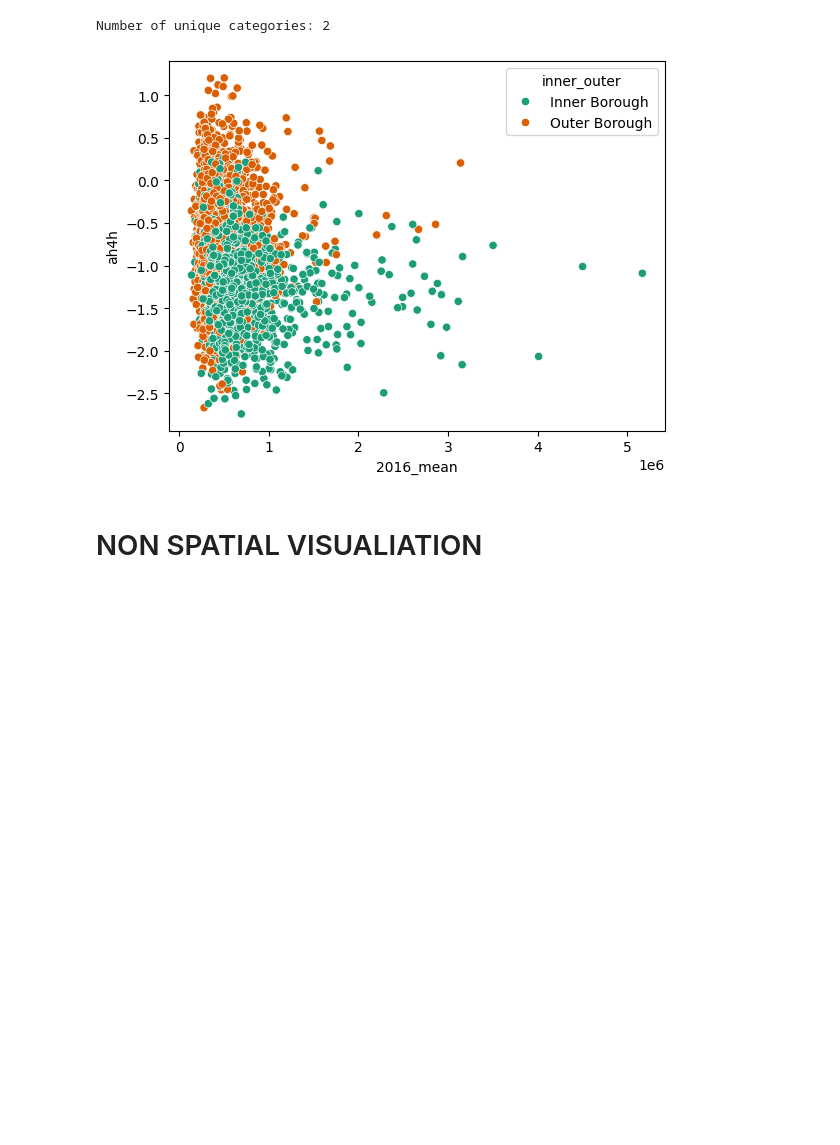
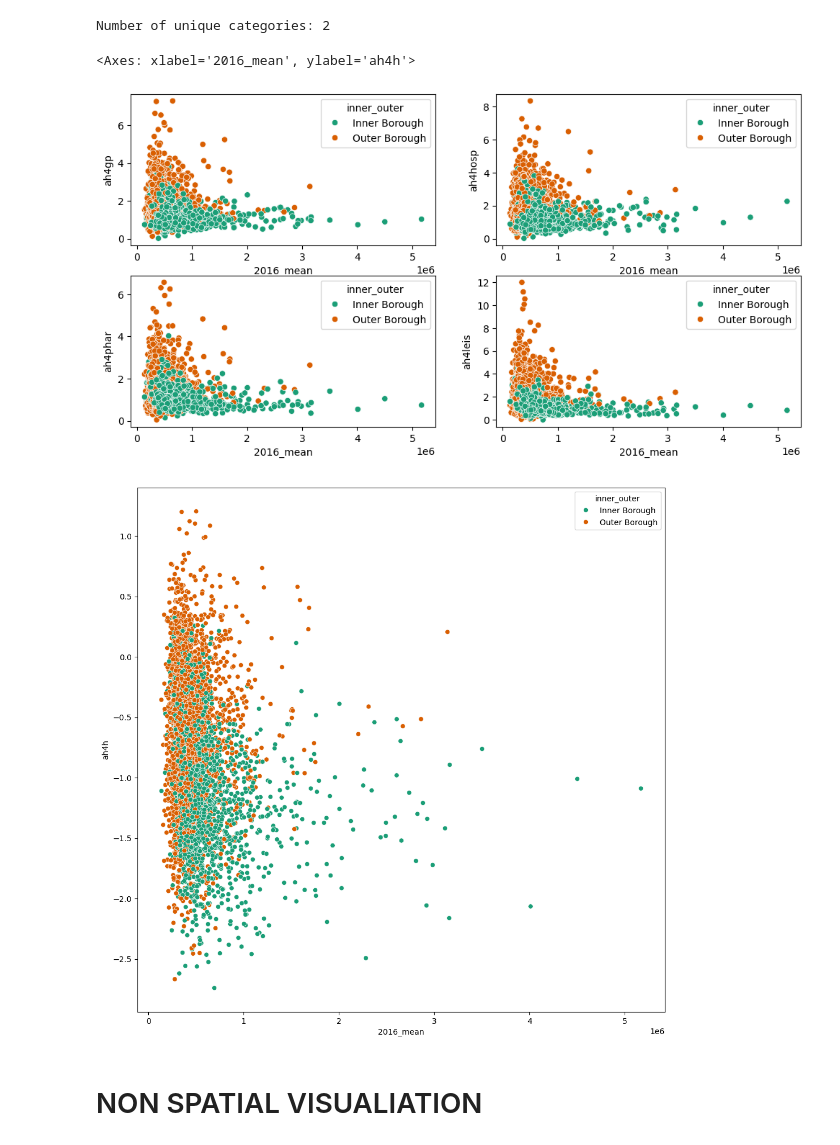
Before and after one commit to Jonathan-C-Barrett/GEOG5990M, a Jupyter notebook: GEOG5003M_Final_Project_template.ipynb, the cells around one changed output. Saved outputs shown, nothing was run; the diff lists cells and outputs as text; code cells hidden in the pictures; blank space fills up the shorter version.

```diff
--- a/GEOG5003M_Final_Project_template.ipynb
+++ b/GEOG5003M_Final_Project_template.ipynb
@@ -485,10 +485,34 @@ num_unique_categories = health_prop_clean['inner_outer'].nunique()
 print(f"Number of unique categories: {num_unique_categories}")
 # %% [output]
 Number of unique categories: 2
+# %%
+#create four subplots of health service individual variables
+f,ax = plt.subplots(2,2, figsize=(12,6))
+
+#plot distance to gp in plot 1
+sns.scatterplot(data=health_prop_clean, x='2016_mean', y='ah4gp', hue='inner_outer', palette='Dark2', ax=ax[0,0])
+
+#plot distance to hospital in plot 2
+sns.scatterplot(data=health_prop_clean, x='2016_mean', y='ah4hosp', hue='inner_outer', palette='Dark2', ax=ax[0,1])
+
+#plot distance to pharmacy in plot 3
+sns.scatterplot(data=health_prop_clean, x='2016_mean', y='ah4phar', hue='inner_outer', palette='Dark2', ax=ax[1,0])
+
+#plot distance to leisure center in plot 4
+sns.scatterplot(data=health_prop_clean, x='2016_mean', y='ah4leis', hue='inner_outer', palette='Dark2', ax=ax[1,1])
+
+
+#create main figure with 1 subplot
+f,ax1 = plt.subplots(1, figsize=(12,12))
+
+#plot overal health access score vs property value
+sns.scatterplot(data=health_prop_clean, x='2016_mean', y='ah4h', hue='inner_outer', palette='Dark2', ax=ax1)
+# %% [output]
+<Axes: xlabel='2016_mean', ylabel='ah4h'>
+[figure, added]
+[figure, added]
 # %%
-sns.scatterplot(data=health_prop_clean, x='2016_mean', y='ah4h', hue='inner_outer', palette='Dark2');
+sns.boxplot(data=health_prop_clean, x='2016_mean', y='ah4h', hue='inner_outer', palette='Dark2');
-# %% [output]
-[figure, removed]
 # %% [markdown]
 # NON SPATIAL VISUALIATION
 # %% [markdown]
```
